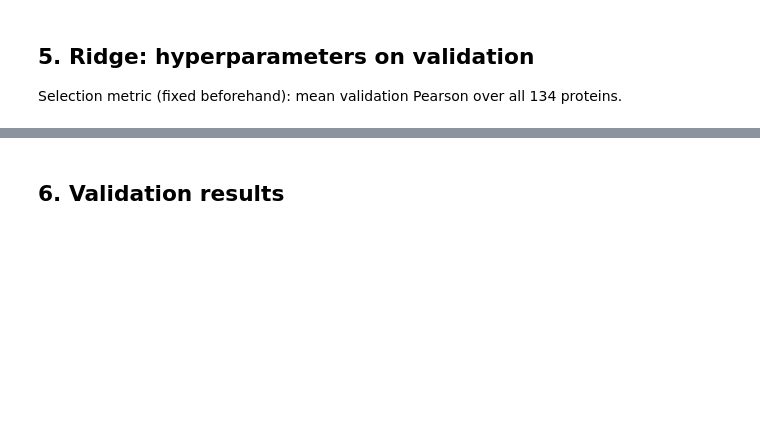
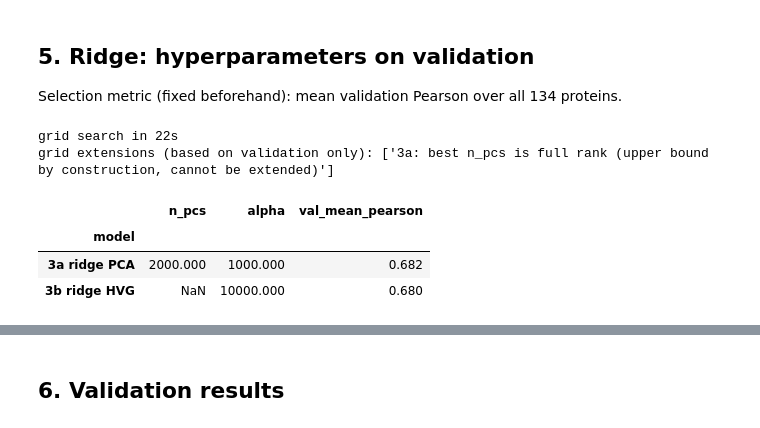
Before and after one commit to ardaqas/citeseq-rna-to-protein-transfer, a Jupyter notebook: notebooks/03_baselines.ipynb, the cells around one changed output, grey strips where cells are left out. Drawn from its saved outputs; the diff is of its cells as text; code cells hidden in the pictures; blank space fills up the shorter version.

```diff
--- a/notebooks/03_baselines.ipynb
+++ b/notebooks/03_baselines.ipynb
@@ -156 +184,76 @@ best
+# %%
+def sel_metric(p):
+    return float(np.nanmean(pearson_columns(p, Y_va)))
+
+def more(alphas, direction):
+    f = alphas[1] / alphas[0]
+    return [alphas[0] / f ** k for k in (1, 2, 3)] if direction == "down" else [alphas[-1] * f ** k for k in (1, 2, 3)]
+
+expansion_log = []
+t0 = time.time()
+# ---- 3a: ridge on PCA
+pca_paths, rows = {}, []
+def eval_pca(n, alphas):
+    if n not in pca_paths:
+        pca_paths[n] = RidgePath().fit(Z_tr[:, :n], Y_tr, [])
+    pca_paths[n].extend(alphas)
+    for a in alphas:
+        rows.append({"model": "3a ridge PCA", "n_pcs": n, "alpha": a,
+                     "val_mean_pearson": sel_metric(pca_paths[n].predict(Z_va[:, :n], a))})
+for n in PCS_GRID:
+    eval_pca(n, ALPHA_PCA)
+for _ in range(MAX_EXPANSIONS):
+    g = pd.DataFrame(rows).drop_duplicates(["n_pcs", "alpha"])
+    b = g.loc[g["val_mean_pearson"].idxmax()]
+    n_b, a_b = int(b["n_pcs"]), float(b["alpha"])
+    al = sorted(g.loc[g["n_pcs"] == n_b, "alpha"])
+    ns = sorted(g["n_pcs"].unique())
+    changed = False
+    if a_b in (al[0], al[-1]):
+        d = "down" if a_b == al[0] else "up"
+        new = more(al, d)
+        eval_pca(n_b, new)
+        expansion_log.append(f"3a: best alpha {a_b:g} at the {d} edge for n_pcs={n_b}; added alphas {[round(x, 4) for x in new]}")
+        changed = True
+    if n_b == ns[0] and n_b > 10:
+        new_n = max(10, n_b // 2)
+        eval_pca(new_n, al)
+        expansion_log.append(f"3a: best n_pcs={n_b} at the lower edge; added n_pcs={new_n}")
+        changed = True
+    if not changed:
+        break
+if n_b == N_HVG:
+    expansion_log.append("3a: best n_pcs is full rank (upper bound by construction, cannot be extended)")
+grid_pca = pd.DataFrame(rows).drop_duplicates(["n_pcs", "alpha"])
+
+# ---- 3b: ridge on z-scored HVGs
+rp_h = RidgePath().fit(H_tr, Y_tr, [])
+alphas_h, rows_h = list(ALPHA_HVG), []
+def eval_hvg(alphas):
+    rp_h.extend(alphas)
+    for a in alphas:
+        rows_h.append({"model": "3b ridge HVG", "n_pcs": np.nan, "alpha": a, "val_mean_pearson": sel_metric(rp_h.predict(H_va, a))})
+eval_hvg(alphas_h)
+for _ in range(MAX_EXPANSIONS):
+    g = pd.DataFrame(rows_h)
+    a_b = float(g.loc[g["val_mean_pearson"].idxmax(), "alpha"])
+    al = sorted(g["alpha"])
+    if a_b not in (al[0], al[-1]):
+        break
+    d = "down" if a_b == al[0] else "up"
+    new = more(al, d)
+    eval_hvg(new)
+    expansion_log.append(f"3b: best alpha {a_b:g} at the {d} edge; added alphas {[round(x, 2) for x in new]}")
+grid = pd.concat([grid_pca, pd.DataFrame(rows_h)], ignore_index=True)
+print(f"grid search in {time.time() - t0:.0f}s")
+print("grid extensions (based on validation only):", expansion_log or "none")
+best = grid.loc[grid.groupby("model")["val_mean_pearson"].idxmax()].set_index("model")
+best
+# %% [output]
+grid search in 22s
+grid extensions (based on validation only): ['3a: best n_pcs is full rank (upper bound by construction, cannot be extended)']
+|  | n_pcs | alpha | val_mean_pearson |
+| model |  |  |  |
+| 3a ridge PCA | 2000.000 | 1000.000 | 0.682 |
+| 3b ridge HVG | NaN | 10000.000 | 0.680 |
 # %%
```
Also changed, not shown: parts of 22 cells of this notebook, 8 other files.
